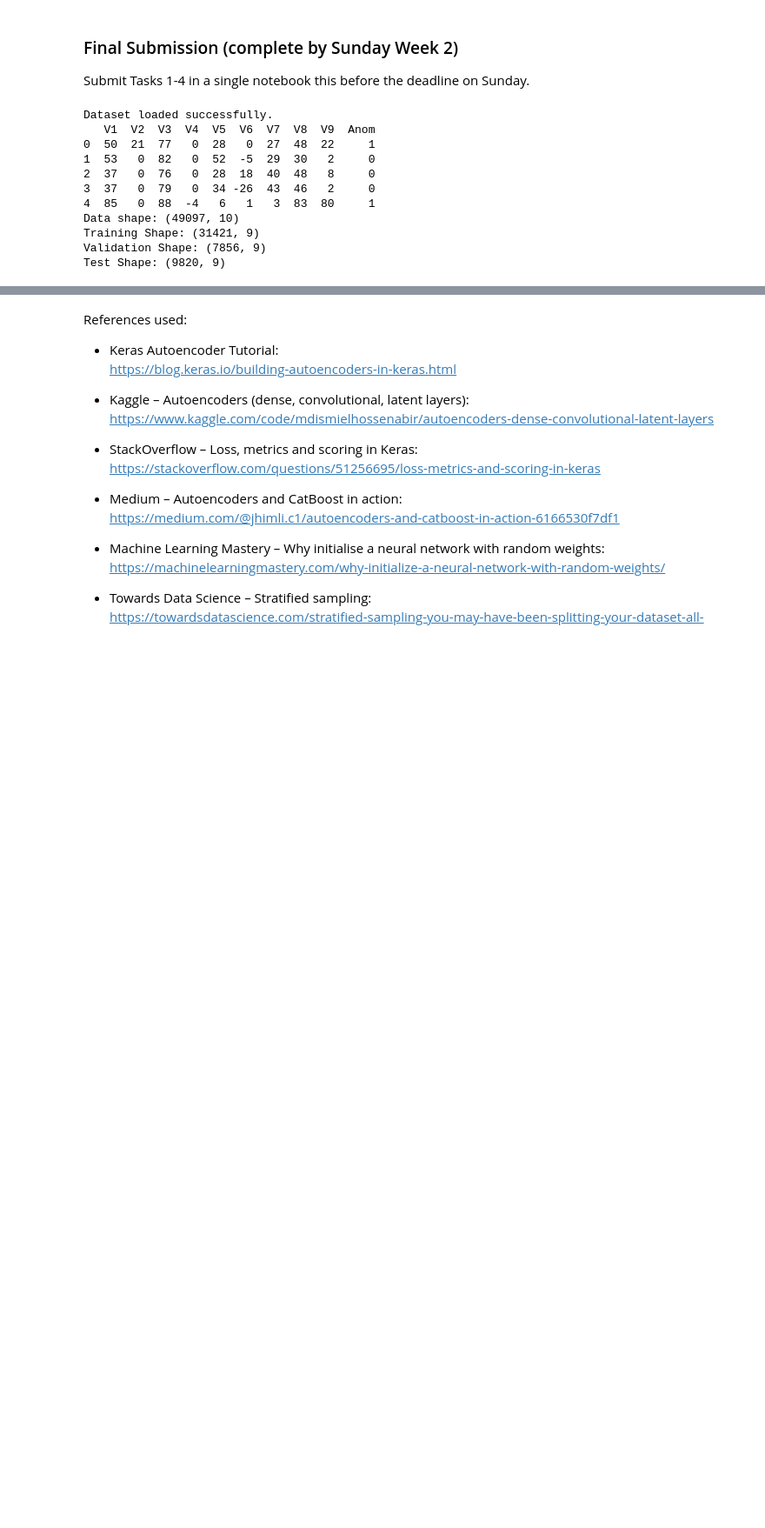
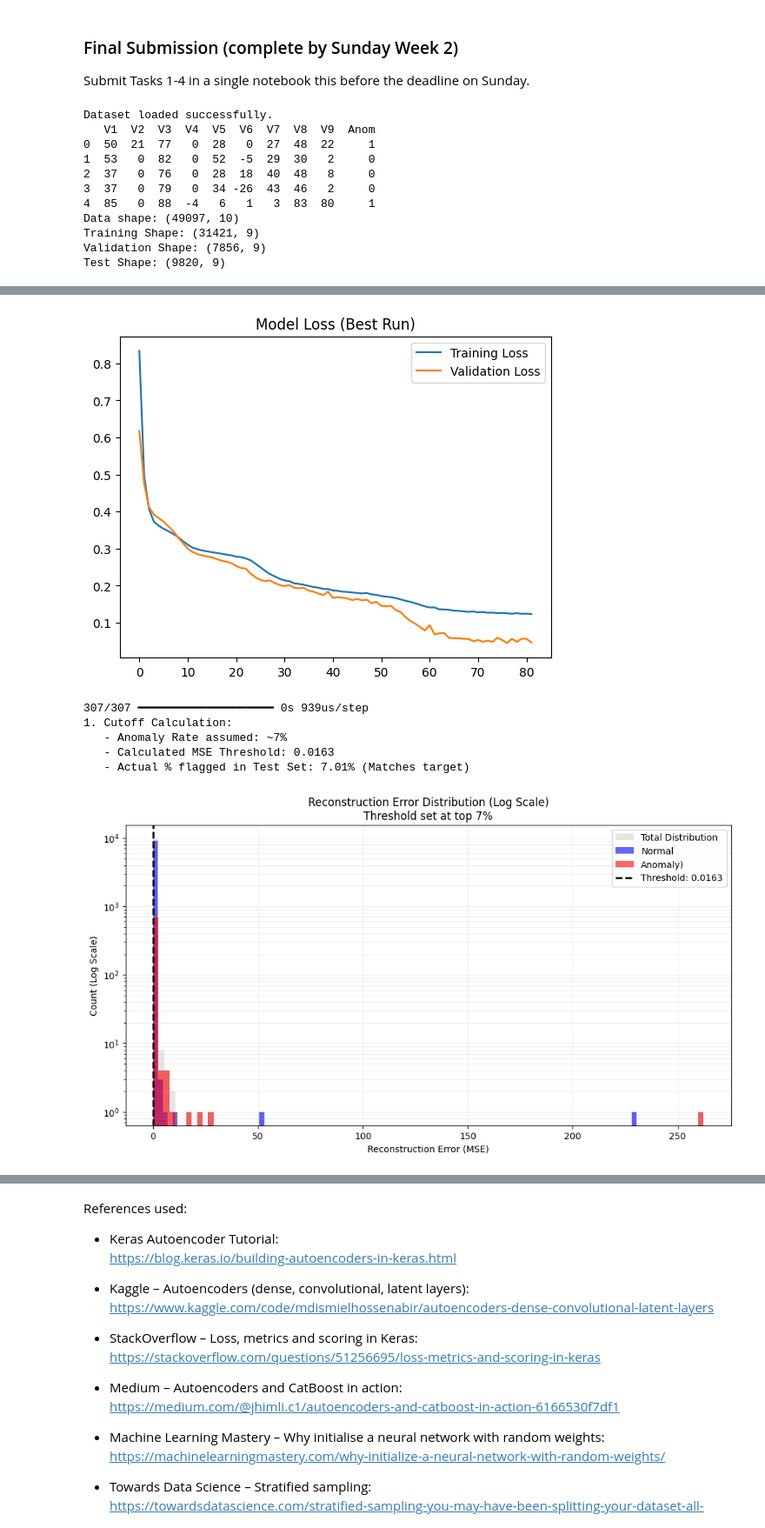
Before and after one commit to barry-clarke/CS5004, a Jupyter notebook: Etivity1_24325082_Tasks1_3.ipynb, the cells around one changed output, grey strips where cells are left out. Shown at 87% size. Saved outputs shown, nothing was run; the diff lists cells and outputs as text; code cells hidden in the pictures; blank space fills up the shorter version.

```diff
--- a/Etivity1_24325082_Tasks1_3.ipynb
+++ b/Etivity1_24325082_Tasks1_3.ipynb
@@ -330,0 +255,70 @@ Confusion Matrix:
+# %%
+# *** Task 3: Anomaly Detection & Evaluation ***
+
+# 1. Plot Training Loss (Best Run)
+plt.plot(history.history['loss'], label='Training Loss')
+plt.plot(history.history['val_loss'], label='Validation Loss')
+plt.legend()
+plt.title('Model Loss (Best Run)')
+plt.show()
+
+# Calculate Reconstruction Errors
+reconstructions = autoencoder.predict(X_test_scaled)
+mse = np.mean(np.power(X_test_scaled - reconstructions, 2), axis=1)
+
+# Instruction: "given that the anomaly rate is ~7%"
+cutoff_percentile = 93
+threshold = np.percentile(mse, cutoff_percentile)
+
+print(f"1. Cutoff Calculation:")
+print(f"   - Anomaly Rate assumed: ~{100 - cutoff_percentile}%")
+print(f"   - Calculated MSE Threshold: {threshold:.4f}")
+
+num_flagged = np.sum(mse > threshold)
+percent_flagged = (num_flagged / len(mse)) * 100
+print(f"   - Actual % flagged in Test Set: {percent_flagged:.2f}% (Matches target)")
+
+normal_errors = mse[y_test == 0]
+anomaly_errors = mse[y_test == 1]
+
+plt.figure(figsize=(12, 6))
+
+# Plot the "Total" distribution (Gray)
+plt.hist(mse, bins=100, alpha=0.2, color='gray', label='Total Distribution', density=False)
+
+# Plot the "True" classes (Blue/Red)
+plt.hist(normal_errors, bins=100, alpha=0.6, color='blue', label='Normal', density=False)
+plt.hist(anomaly_errors, bins=100, alpha=0.6, color='red', label='Anomaly)', density=False)
+
+# Add the Threshold Line
+plt.axvline(threshold, color='black', linestyle='--', linewidth=2, label=f'Threshold: {threshold:.4f}')
+
+# Use Log Scale to make the small anomaly "tail" visible against the massive normal data peak.
+plt.yscale('log')
+plt.title(f'Reconstruction Error Distribution (Log Scale)\nThreshold set at top {100-cutoff_percentile}%')
+plt.xlabel('Reconstruction Error (MSE)')
+plt.ylabel('Count (Log Scale)')
+plt.legend()
+plt.grid(True, which="both", ls="-", alpha=0.2)
+plt.show()
+
+# Classification Report & Confusion Matrix
+y_pred = (mse > threshold).astype(int)
+
+print("\nClassification Report (Ground Truth Verification):")
+print(classification_report(y_test, y_pred))
+
+print("Confusion Matrix:")
+cm = confusion_matrix(y_test, y_pred)
+sns.heatmap(cm, annot=True, fmt='d', cmap='Blues')
+plt.xlabel('Predicted')
+plt.ylabel('Actual')
+plt.show()
+# %% [output]
+[figure, added]
+307/307 ━━━━━━━━━━━━━━━━━━━━ 0s 939us/step
+1. Cutoff Calculation:
+   - Anomaly Rate assumed: ~7%
+   - Calculated MSE Threshold: 0.0163
+   - Actual % flagged in Test Set: 7.01% (Matches target)
+[figure, added]
```
Also changed, not shown: parts of 4 cells of this notebook.
